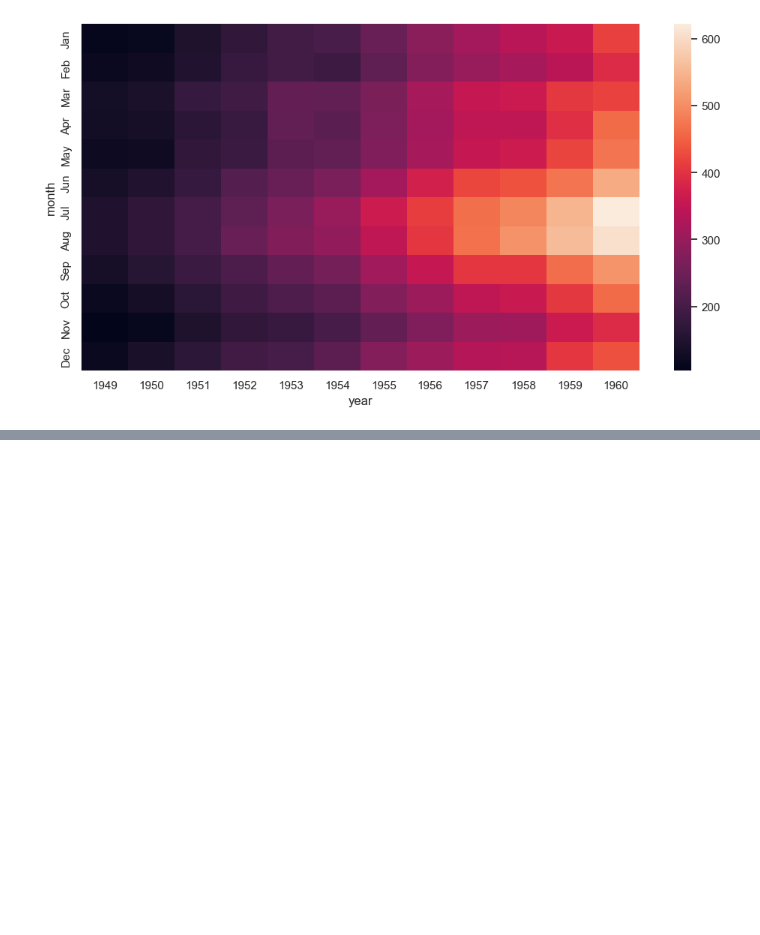
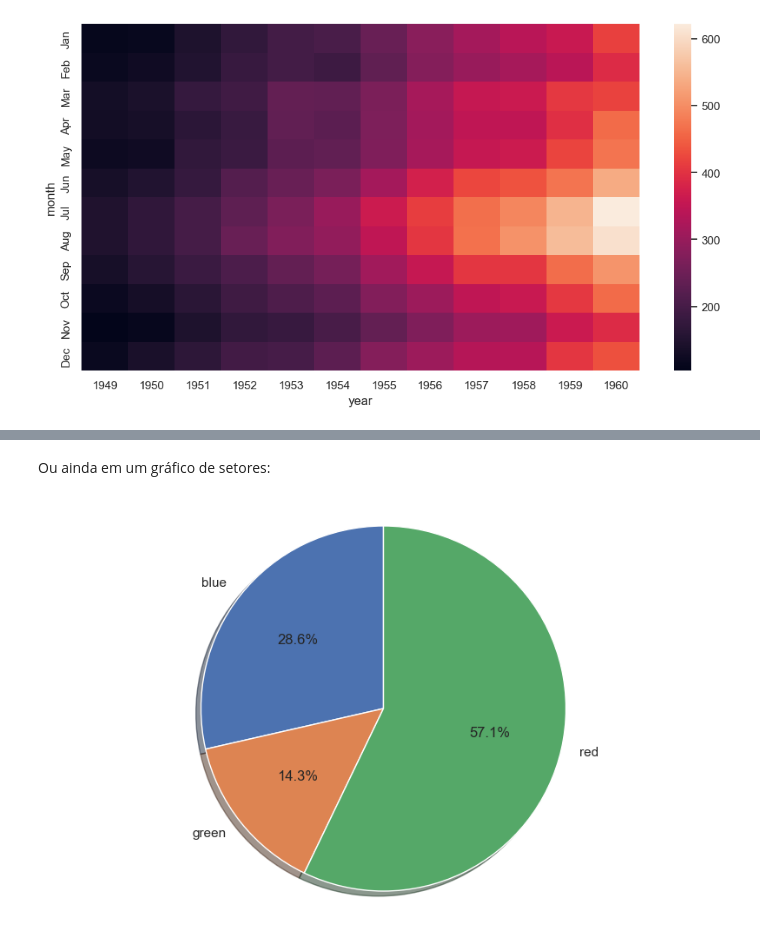
Before and after one commit to joaoholandaa/ciencia-de-dados, a Jupyter notebook: aula2-analise-exploratoria-dados.ipynb, the cells around one changed output, grey strips where cells are left out. Saved outputs shown, nothing was run; the diff lists cells and outputs as text; code cells hidden in the pictures; blank space fills up the shorter version.

```diff
--- a/aula2-analise-exploratoria-dados.ipynb
+++ b/aula2-analise-exploratoria-dados.ipynb
@@ -125,0 +245,10 @@ ax = sns.heatmap(flights)
+# %% [markdown]
+Ou ainda em um gráfico de setores:
+# %%
+fig1, ax1 = plt.subplots(figsize=(10,6))
+ax1.pie(freq, explode=(0, 0, 0), labels=values, autopct='%1.1f%%', shadow=True, startangle=90)
+ax1.axis('equal')
+
+plt.show()
+# %% [output]
+[figure, added]
```
Also changed, not shown: parts of 11 cells of this notebook.
